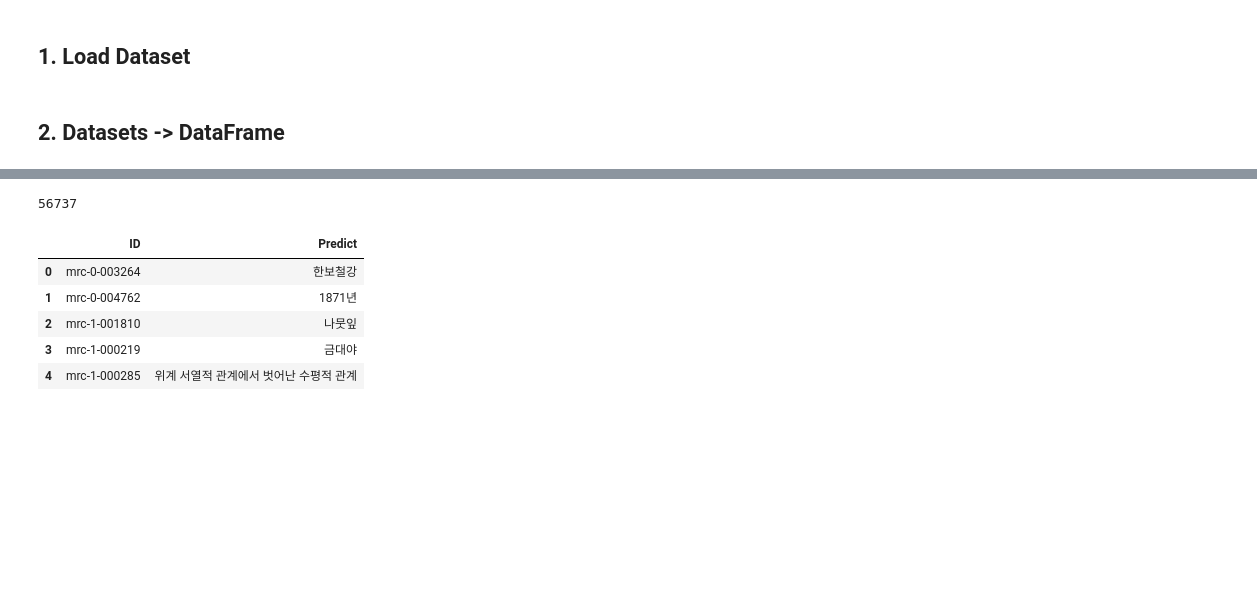
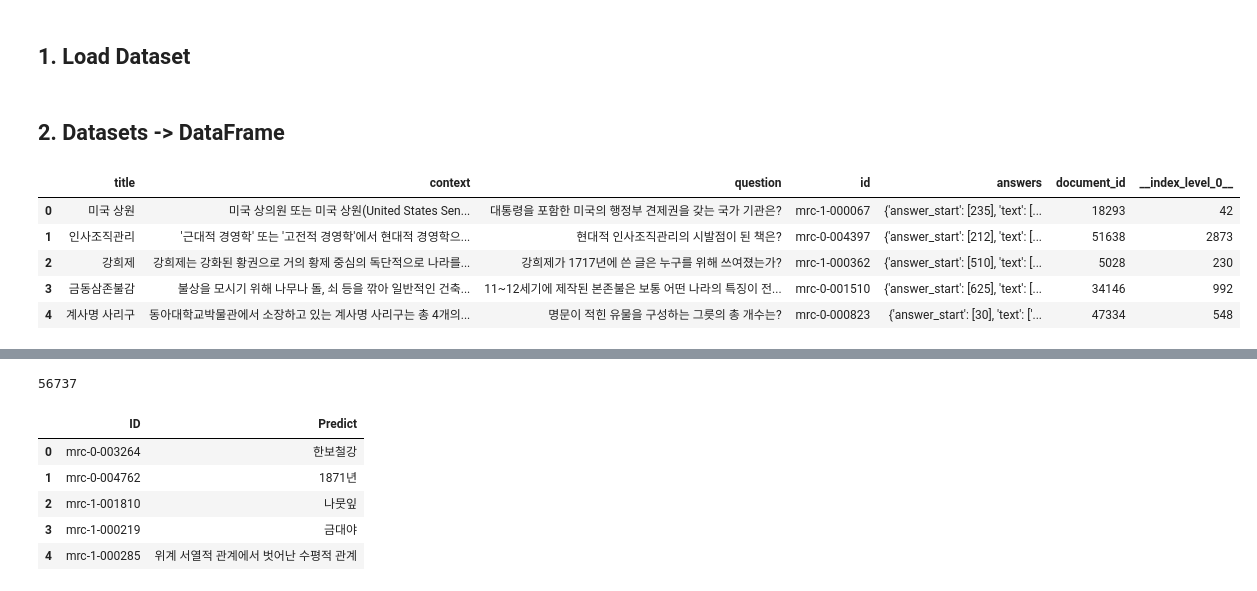
Before and after one commit to chaeyeongg/ODQA, a Jupyter notebook: baseline/EDA.ipynb, the cells around one changed output, grey strips where cells are left out. Cells and saved outputs as stored; diff of their text form; code cells hidden in the pictures; blank space fills up the shorter version.

```diff
--- a/baseline/EDA.ipynb
+++ b/baseline/EDA.ipynb
@@ -34,3 +34,12 @@ train_df = pd.DataFrame(train) #3952
 val_df = pd.DataFrame(val) #240
 wiki_df = pd.DataFrame(wiki_dataset) #60613
 test_df = pd.DataFrame(test) #600
+# %%
+train_df.head()
+# %% [output]
+|  | title | context | question | id | answers | document_id | __index_level_0__ |
+| 0 | 미국 상원 | 미국 상의원 또는 미국 상원(United States Sen... | 대통령을 포함한 미국의 행정부 견제권을 갖는 국가 기관은? | mrc-1-000067 | {'answer_start': [235], 'text': [... | 18293 | 42 |
+| 1 | 인사조직관리 | '근대적 경영학' 또는 '고전적 경영학'에서 현대적 경영학으... | 현대적 인사조직관리의 시발점이 된 책은? | mrc-0-004397 | {'answer_start': [212], 'text': [... | 51638 | 2873 |
+| 2 | 강희제 | 강희제는 강화된 황권으로 거의 황제 중심의 독단적으로 나라를... | 강희제가 1717년에 쓴 글은 누구를 위해 쓰여졌는가? | mrc-1-000362 | {'answer_start': [510], 'text': [... | 5028 | 230 |
+| 3 | 금동삼존불감 | 불상을 모시기 위해 나무나 돌, 쇠 등을 깎아 일반적인 건축... | 11~12세기에 제작된 본존불은 보통 어떤 나라의 특징이 전... | mrc-0-001510 | {'answer_start': [625], 'text': [... | 34146 | 992 |
+| 4 | 계사명 사리구 | 동아대학교박물관에서 소장하고 있는 계사명 사리구는 총 4개의... | 명문이 적힌 유물을 구성하는 그릇의 총 개수는? | mrc-0-000823 | {'answer_start': [30], 'text': ['... | 47334 | 548 |
```
Also changed, not shown: parts of 1 cell of this notebook, 4 other files.
